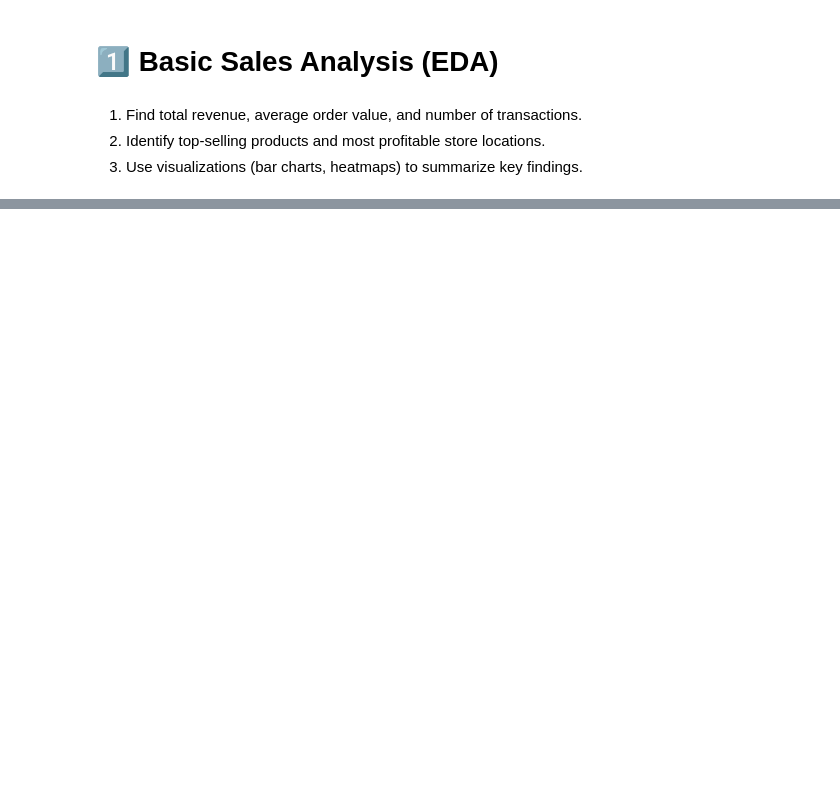
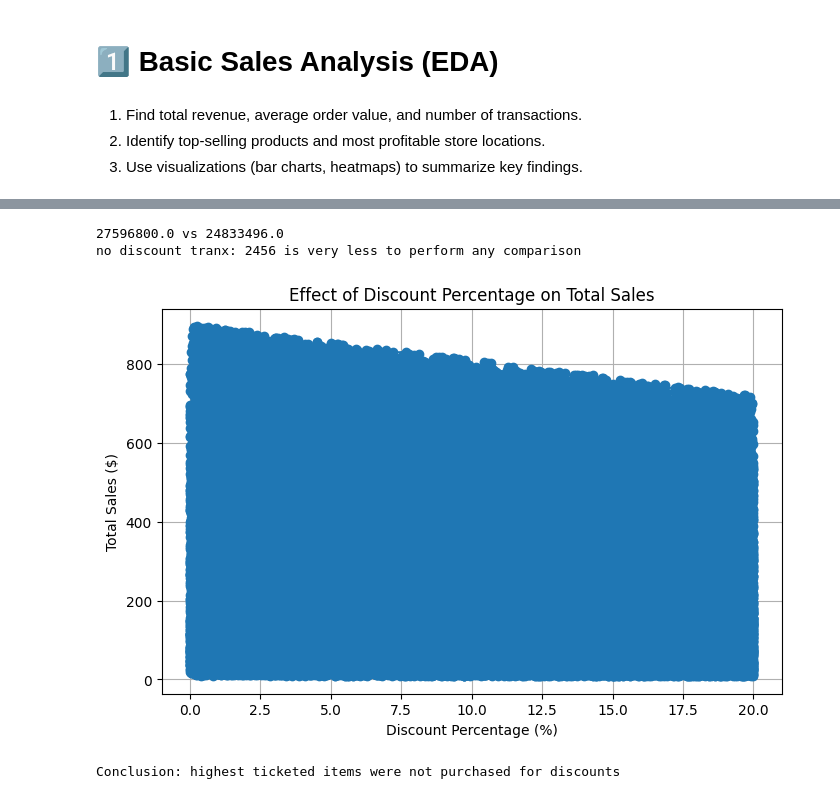
Before and after one commit to apoorvaec1030/Data-Science-projects, a Jupyter notebook: retail_transaction_dataset_play.ipynb, the cells around one changed output, grey strips where cells are left out. Saved outputs shown, nothing was run; the diff lists cells and outputs as text; code cells hidden in the pictures; blank space fills up the shorter version.

```diff
--- a/retail_transaction_dataset_play.ipynb
+++ b/retail_transaction_dataset_play.ipynb
@@ -105,0 +120,33 @@ array(['C', 'D', 'B'], dtype=object)
+# %%
+#Compare sales with and without discounts to determine if discounts increase revenue.
+
+prediscount_rev=np.round((df['Price']*df['Quantity']).sum())
+current_rev=np.round(df['TotalAmount'].sum())
+
+print(f'{prediscount_rev} vs {current_rev}')
+
+no_discount_tranx=len(df.loc[np.round(df['DiscountApplied(%)'])==0,['TotalAmount','DiscountApplied(%)']])
+print(f'no discount tranx: {no_discount_tranx} is very less to perform any comparison')
+# %% [output]
+27596800.0 vs 24833496.0
+no discount tranx: 2456 is very less to perform any comparison
+# %%
+#Analyze how discount percentage affects total sales.
+
+import matplotlib.pyplot as plt
+
+# 📈 Plotting the relationship
+plt.figure(figsize=(8, 5))
+plt.plot(df['DiscountApplied(%)'], df['TotalAmount'], marker='o')
+
+# 📌 Formatting
+plt.xlabel("Discount Percentage (%)")
+plt.ylabel("Total Sales ($)")
+plt.title("Effect of Discount Percentage on Total Sales")
+plt.grid(True)
+plt.show()
+
+print(f'Conclusion: highest ticketed items were not purchased for discounts')
+# %% [output]
+[figure, added]
+Conclusion: highest ticketed items were not purchased for discounts
```
Also changed, not shown: parts of 10 cells of this notebook.
